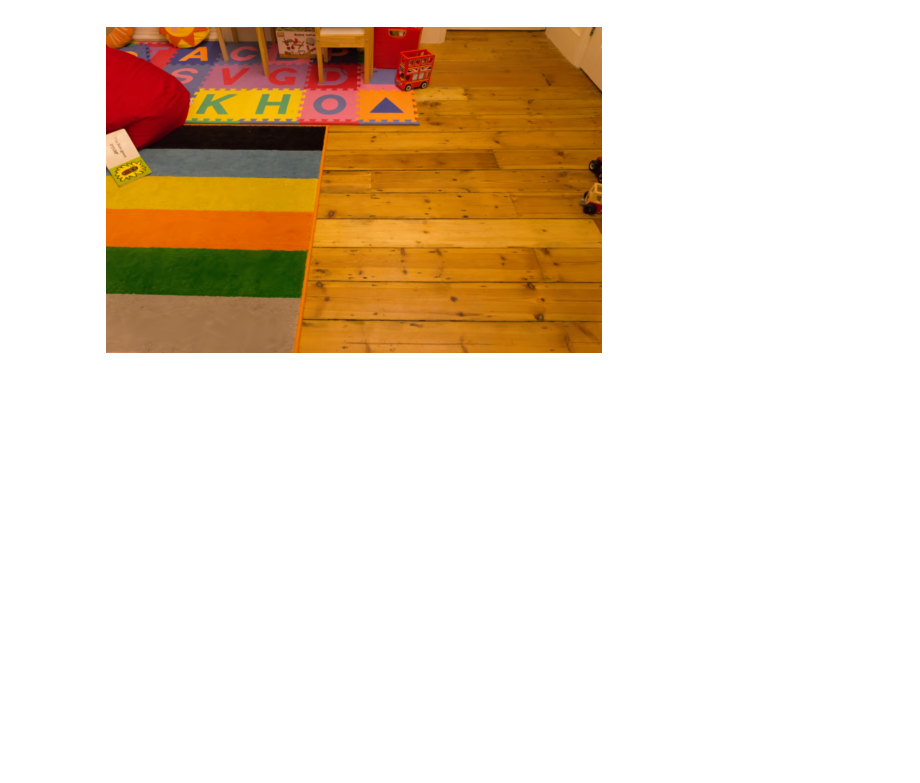
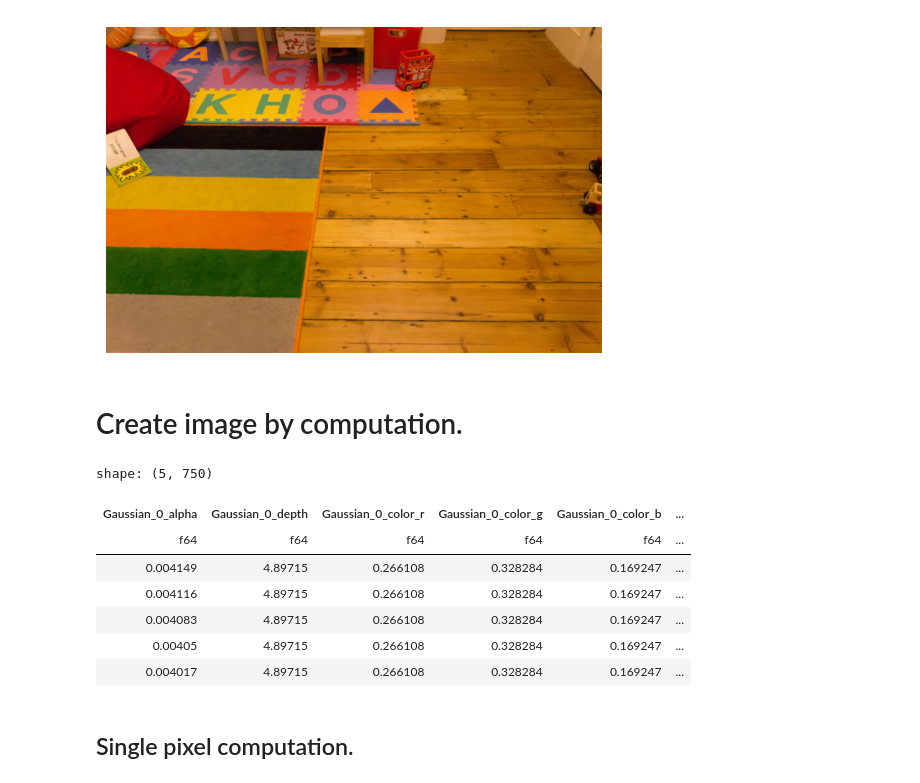
Before and after one commit to kjy5/clustering-exploration, a Jupyter notebook: src/clustering_exploration/basic_viewer.ipynb, the cells around one changed output. Saved outputs shown, nothing was run; the diff lists cells and outputs as text; code cells hidden in the pictures; blank space fills up the shorter version.

```diff
--- a/src/clustering_exploration/basic_viewer.ipynb
+++ b/src/clustering_exploration/basic_viewer.ipynb
@@ -41,3 +42,21 @@ plt.axis('off')
 Clipping input data to the valid range for imshow with RGB data ([0..1] for floats or [0..255] for integers). Got range [0.0..1.0332].
 (np.float64(-0.5), np.float64(1263.5), np.float64(831.5), np.float64(-0.5))
 [figure]
+# %% [markdown]
+# Create image by computation.
+# %%
+# Collect all splat columns.
+splats_raw = data.select(
+    pl.all().exclude("pixelNum", "out_color_r", "out_color_g", "out_color_b", "bg_color_r", "bg_color_g", "bg_color_b"))
+splats_raw.head().collect()
+# %% [output]
+shape: (5, 750)
+| Gaussian_0_alpha | Gaussian_0_depth | Gaussian_0_color_r | Gaussian_0_color_g | Gaussian_0_color_b | ... |
+| f64 | f64 | f64 | f64 | f64 | ... |
+| 0.004149 | 4.89715 | 0.266108 | 0.328284 | 0.169247 | ... |
+| 0.004116 | 4.89715 | 0.266108 | 0.328284 | 0.169247 | ... |
+| 0.004083 | 4.89715 | 0.266108 | 0.328284 | 0.169247 | ... |
+| 0.00405 | 4.89715 | 0.266108 | 0.328284 | 0.169247 | ... |
+| 0.004017 | 4.89715 | 0.266108 | 0.328284 | 0.169247 | ... |
+# %% [markdown]
+## Single pixel computation.
```
Also changed, not shown: parts of 19 cells of this notebook.
